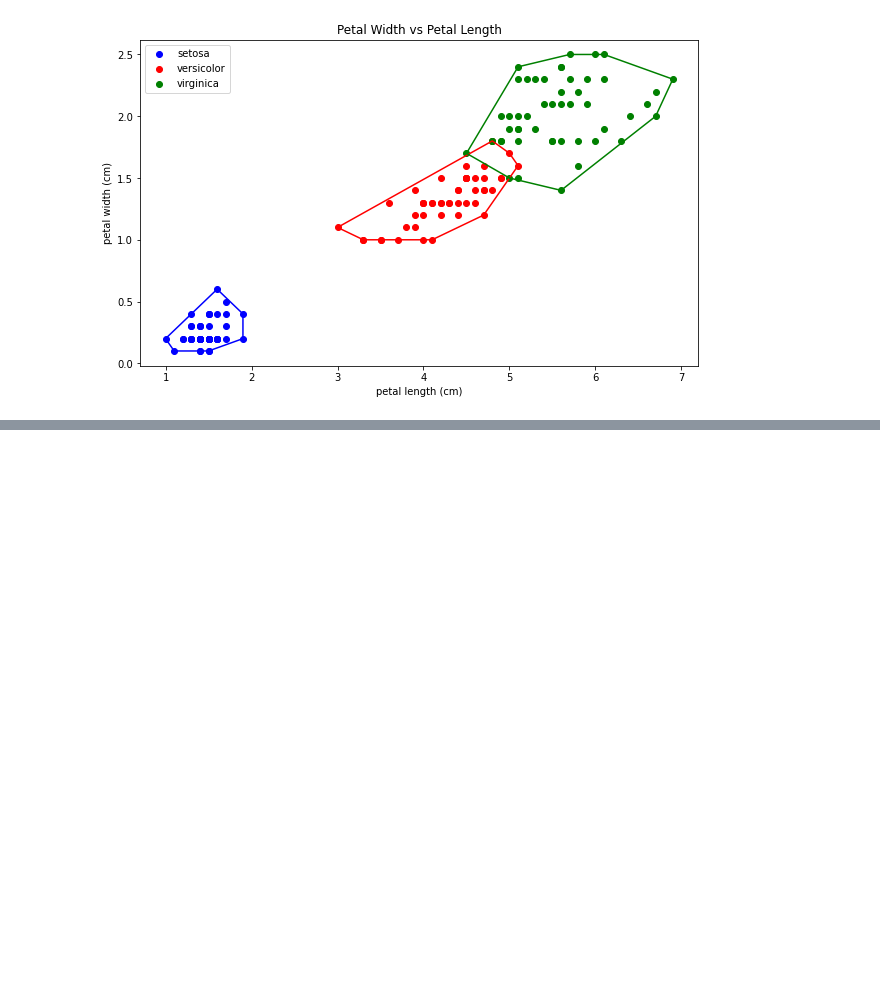
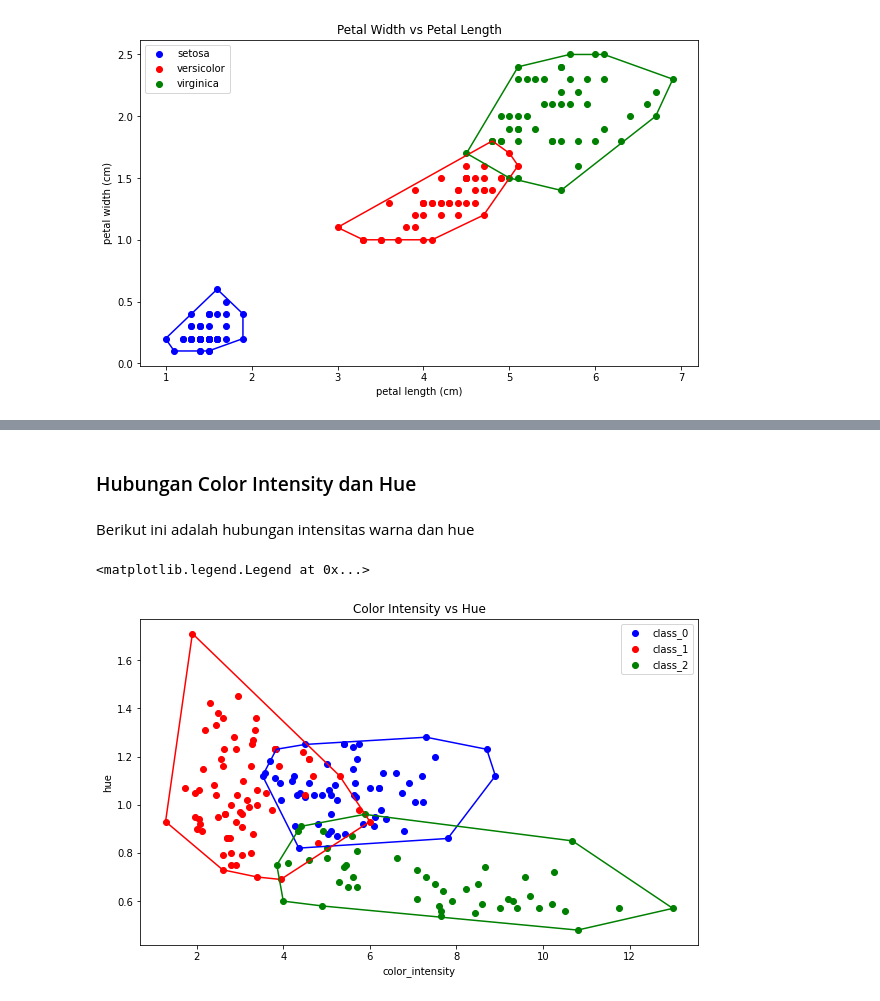
Before and after one commit to bayusamudra5502/Stima-ConvexHull, a Jupyter notebook: src/notebook.ipynb, the cells around one changed output, grey strips where cells are left out. Saved outputs shown, nothing was run; the diff lists cells and outputs as text; code cells hidden in the pictures; blank space fills up the shorter version.

```diff
--- a/src/notebook.ipynb
+++ b/src/notebook.ipynb
@@ -77,0 +130,23 @@ plt.legend()
+# %% [markdown]
+### Hubungan Color Intensity dan Hue
+# %% [markdown]
+Berikut ini adalah hubungan intensitas warna dan hue
+# %%
+plt.figure(figsize=(10,6))
+colors = ['b','r','g']
+
+plt.title('Color Intensity vs Hue')
+plt.xlabel(wine.feature_names[9])
+plt.ylabel(wine.feature_names[10])
+
+for i in range(len(wine.target_names)):
+  data = wine_ds[wine_ds['Target'] == i]
+  data = data.iloc[:,[9,10]].values
+  hull = myConvexHull(data)
+
+  show_graph(data, hull, colors[i], wine.target_names[i])
+
+plt.legend()
+# %% [output]
+<matplotlib.legend.Legend at 0x...>
+[figure, added]
```
Also changed, not shown: parts of 10 cells of this notebook.
